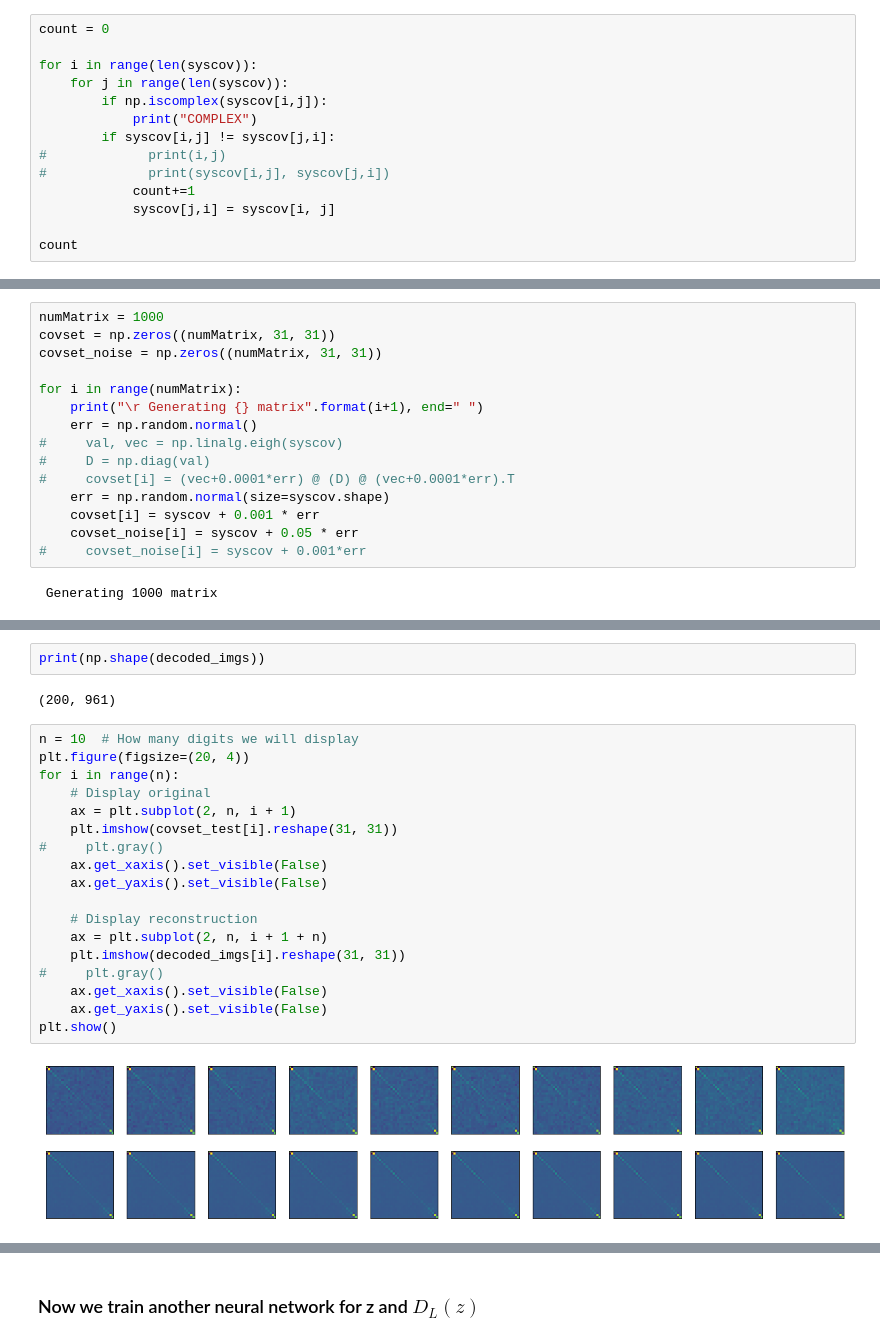
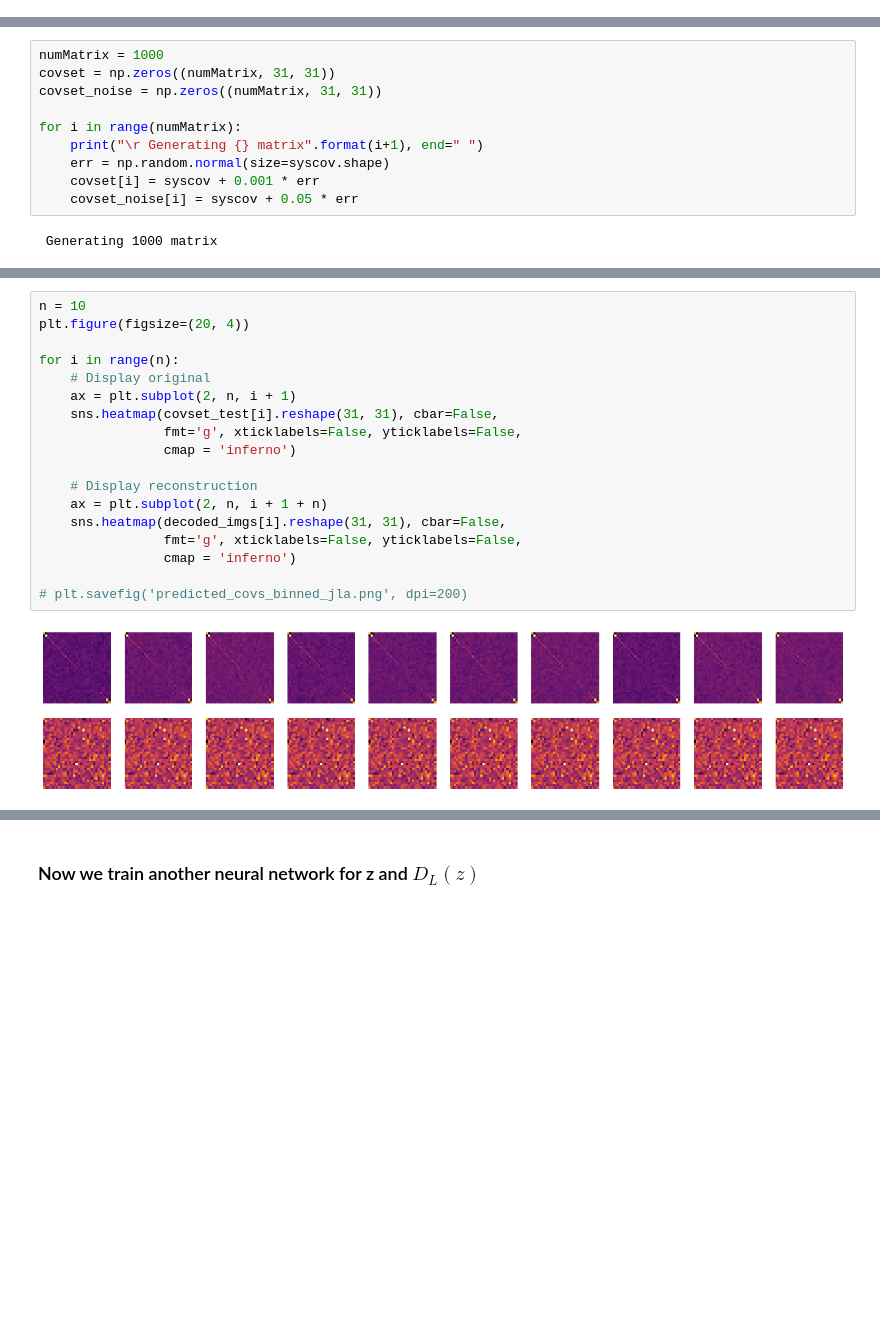
Before and after one commit to igomezv/neuralCosmoReconstruction, a Jupyter notebook: notebooks/binned_JLA_ANN.ipynb, the cells around one changed output, grey strips where cells are left out. Drawn from its saved outputs; the diff is of its cells as text; blank space fills up the shorter version.

```diff
--- a/notebooks/binned_JLA_ANN.ipynb
+++ b/notebooks/binned_JLA_ANN.ipynb
@@ -25,14 +22,0 @@ syscov = np.loadtxt('/home/isidro/Documents/gitHub/misRepos/neuralCosmoReconstru
-# %%
-count = 0
-
-for i in range(len(syscov)):
-    for j in range(len(syscov)):
-        if np.iscomplex(syscov[i,j]):
-            print("COMPLEX")
-        if syscov[i,j] != syscov[j,i]:
-#             print(i,j)
-#             print(syscov[i,j], syscov[j,i])
-            count+=1
-            syscov[j,i] = syscov[i, j]
-
-count
@@ -64,14 +37,9 @@ covset_noise = np.zeros((numMatrix, 31, 31))
 
 for i in range(numMatrix):
     print("\r Generating {} matrix".format(i+1), end=" ")
-    err = np.random.normal()
-#     val, vec = np.linalg.eigh(syscov)
-#     D = np.diag(val)
-#     covset[i] = (vec+0.0001*err) @ (D) @ (vec+0.0001*err).T
     err = np.random.normal(size=syscov.shape)
     covset[i] = syscov + 0.001 * err
     covset_noise[i] = syscov + 0.05 * err
-#     covset_noise[i] = syscov + 0.001*err
 # %% [output]
  Generating 1000 matrix
 # %%
@@ -247,24 +242,20 @@ sns.heatmap(pd.DataFrame(decoded_imgs[0].reshape(31,31)),
-# %%
-print(np.shape(decoded_imgs))
-# %% [output]
-(200, 961)
 # %%
-n = 10  # How many digits we will display
+n = 10
 plt.figure(figsize=(20, 4))
+
 for i in range(n):
     # Display original
     ax = plt.subplot(2, n, i + 1)
-    plt.imshow(covset_test[i].reshape(31, 31))
-#     plt.gray()
-    ax.get_xaxis().set_visible(False)
-    ax.get_yaxis().set_visible(False)
+    sns.heatmap(covset_test[i].reshape(31, 31), cbar=False,
+                fmt='g', xticklabels=False, yticklabels=False,
+                cmap = 'inferno')
 
     # Display reconstruction
     ax = plt.subplot(2, n, i + 1 + n)
-    plt.imshow(decoded_imgs[i].reshape(31, 31))
-#     plt.gray()
-    ax.get_xaxis().set_visible(False)
-    ax.get_yaxis().set_visible(False)
-plt.show()
+    sns.heatmap(decoded_imgs[i].reshape(31, 31), cbar=False,
+                fmt='g', xticklabels=False, yticklabels=False,
+                cmap = 'inferno')
+
+# plt.savefig('predicted_covs_binned_jla.png', dpi=200)
 # %% [output]
-[figure, old version]
+[figure, new version]
```
Also changed, not shown: parts of 75 cells of this notebook.
